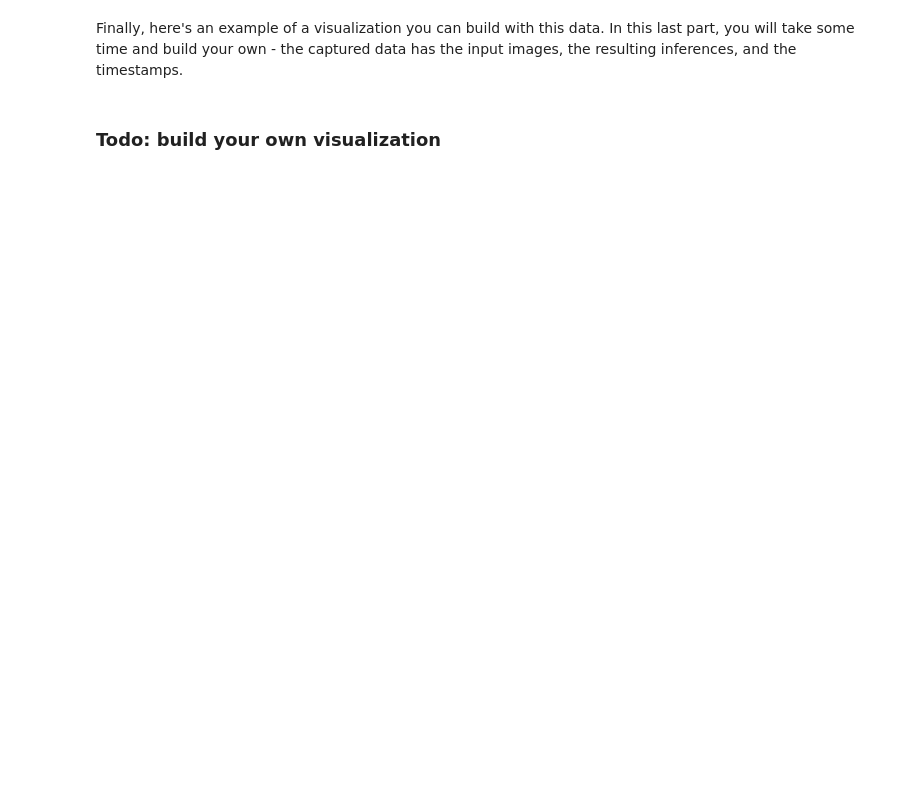
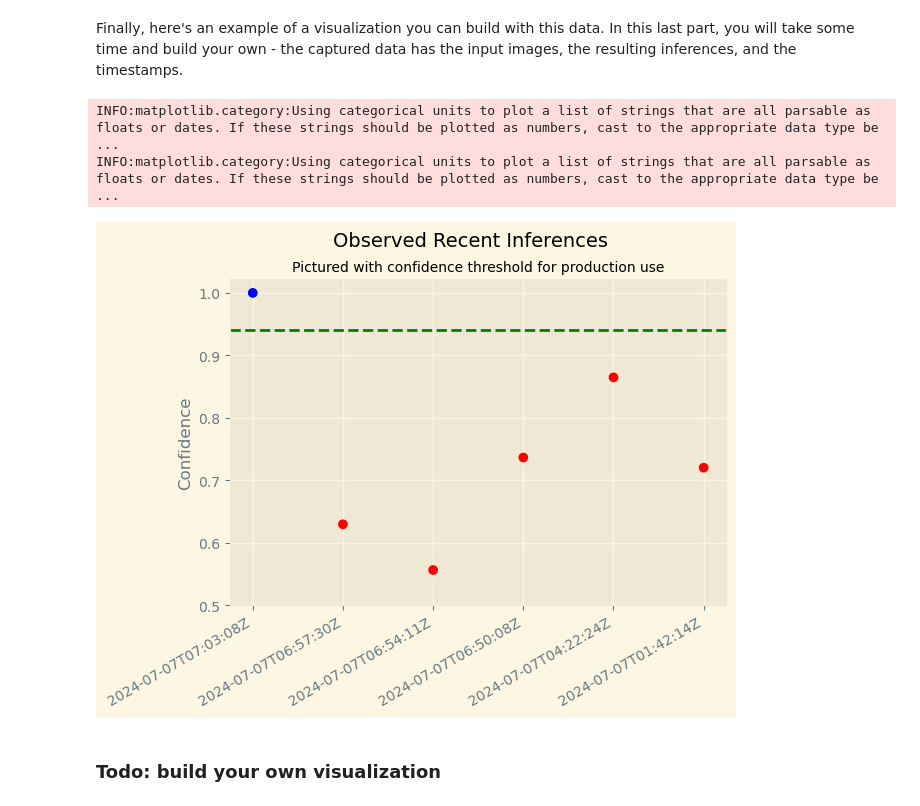
Before and after one commit to hitoshikumagai/udacity-nd009t-C2-Developing-ML-Workflow, a Jupyter notebook: project/starter.ipynb, the cells around one changed output. Drawn from its saved outputs; the diff is of its cells as text; code cells hidden in the pictures; blank space fills up the shorter version.

```diff
--- a/project/starter.ipynb
+++ b/project/starter.ipynb
@@ -690,14 +713,17 @@ import jsonlines
 Now we can extract the data from each of the source files:
 # %%
 import os
+import glob
+# List the file names we downloaded
+#'captured_data/image-classification-2024-07-07-01-35-34-838/AllTraffic/2024/07/07/01/'
 
-# List the file names we downloaded
-file_handles = os.listdir("./captured_data")
+file_handles = glob.glob("./captured_data/*/*/*/*/*/*/*")
+
 
 # Dump all the data into an array
 json_data = []
 for jsonl in file_handles:
-    with jsonlines.open(f"./captured_data/{jsonl}") as f:
+    with jsonlines.open(f"{jsonl}") as f:
         json_data.append(f.read())
 # %% [markdown]
 The data should now be a list of dictionaries, with significant nesting. We'll give you an example of some code that grabs data out of the objects and visualizes it:
@@ -714,26 +742,29 @@ Finally, here's an example of a visualization you can build with this data. In t
 # %%
 # Populate the data for the x and y axis
 x = []
 y = []
 for obj in json_data:
     inference, timestamp = simple_getter(obj)
-
     y.append(max(inference))
     x.append(timestamp)
 
 # Todo: here is an visualization example, take some time to build another visual that helps monitor the result
 # Plot the data
 plt.scatter(x, y, c=['r' if k<.94 else 'b' for k in y ])
 plt.axhline(y=0.94, color='g', linestyle='--')
-plt.ylim(bottom=.88)
+plt.ylim(bottom=.5)
 
 # Add labels
 plt.ylabel("Confidence")
 plt.suptitle("Observed Recent Inferences", size=14)
 plt.title("Pictured with confidence threshold for production use", size=10)
 
 # Give it some pizzaz!
 plt.style.use("Solarize_Light2")
 plt.gcf().autofmt_xdate()
+# %% [output]
+INFO:matplotlib.category:Using categorical units to plot a list of strings that are all parsable as floats or dates. If these strings should be plotted as numbers, cast to the appropriate data type be ...
+INFO:matplotlib.category:Using categorical units to plot a list of strings that are all parsable as floats or dates. If these strings should be plotted as numbers, cast to the appropriate data type be ...
+[figure, added]
 # %% [markdown]
 ### Todo: build your own visualization
```
Also changed, not shown: parts of 11 cells of this notebook, 3 other files.
